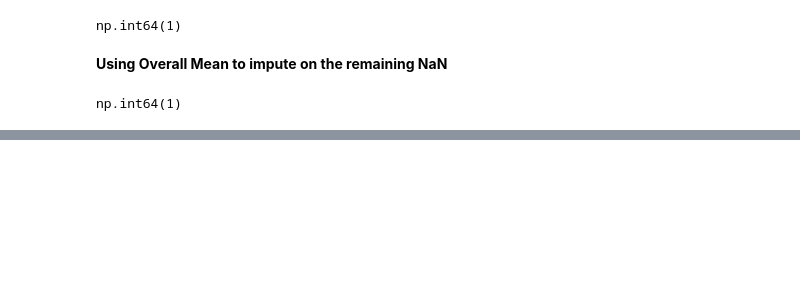
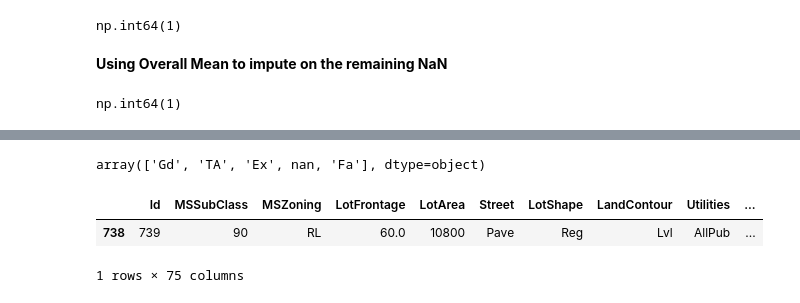
Before and after one commit to Mafube/House_Sale, a Jupyter notebook: Data_Wranggling.ipynb, the cells around one changed output, grey strips where cells are left out. Drawn from its saved outputs; the diff is of its cells as text; code cells hidden in the pictures; blank space fills up the shorter version.

```diff
--- a/Data_Wranggling.ipynb
+++ b/Data_Wranggling.ipynb
@@ -143,0 +184,10 @@ np.int64(1)
+# %%
+houses_clean['BsmtQual'].unique()
+# %% [output]
+array(['Gd', 'TA', 'Ex', nan, 'Fa'], dtype=object)
+# %%
+houses_clean[houses_clean['BsmtFullBath']>2]
+# %% [output]
+|  | Id | MSSubClass | MSZoning | LotFrontage | LotArea | Street | LotShape | LandContour | Utilities | ... |
+| 738 | 739 | 90 | RL | 60.0 | 10800 | Pave | Reg | Lvl | AllPub | ... |
+1 rows × 75 columns
```
Also changed, not shown: parts of 55 cells of this notebook, 1 other file.
